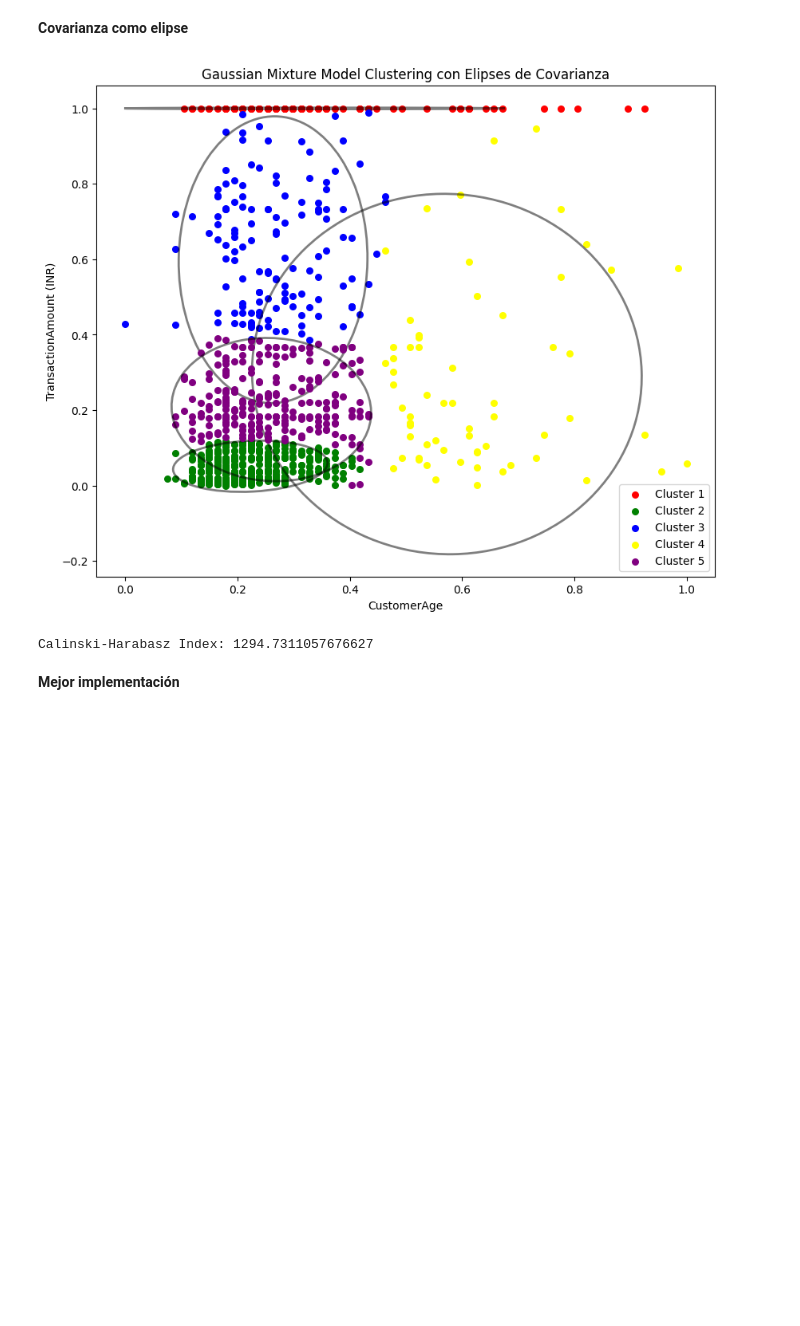
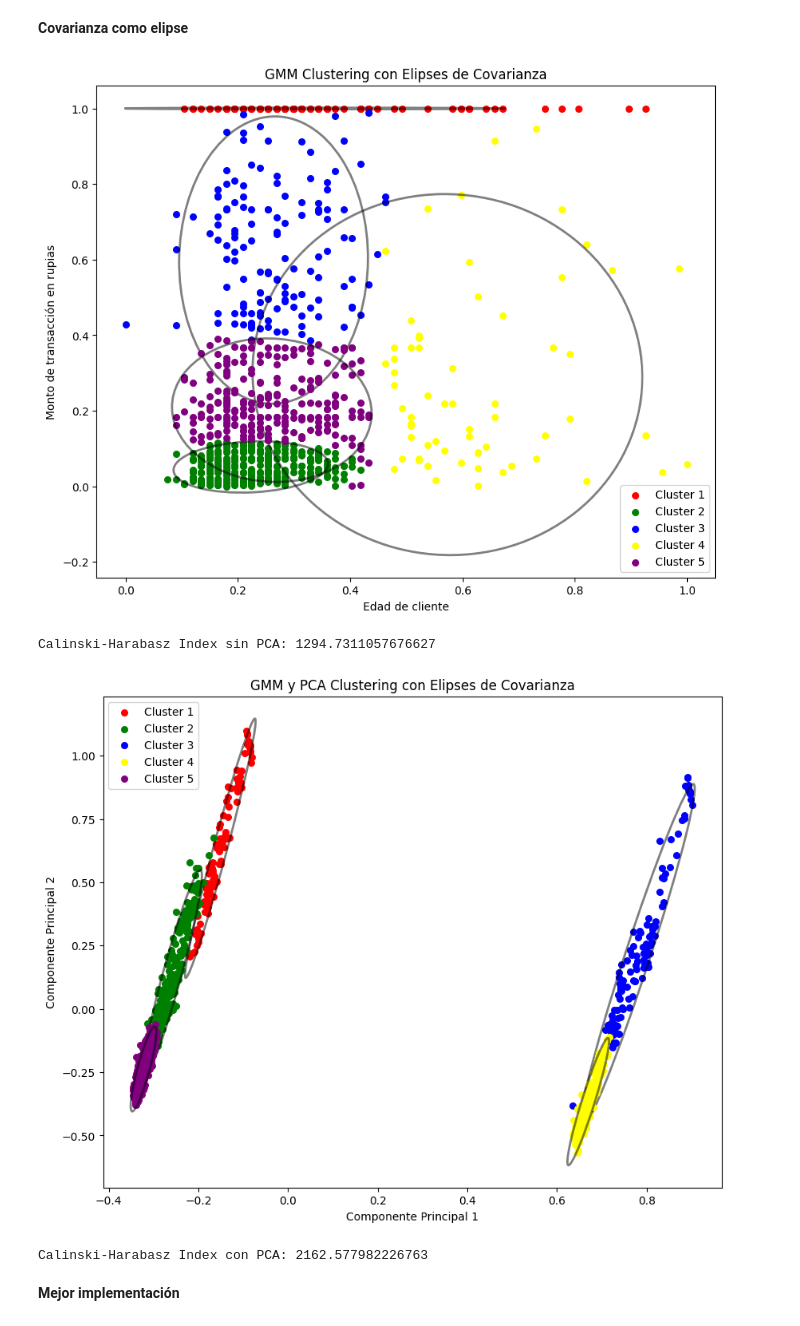
Before and after one commit to mariaRam2003/Laboratorio4_IA, a Jupyter notebook: Task 2.2 - GMM.ipynb, the cells around one changed output. Drawn from its saved outputs; the diff is of its cells as text; code cells hidden in the pictures; blank space fills up the shorter version.

```diff
--- a/Task 2.2 - GMM.ipynb
+++ b/Task 2.2 - GMM.ipynb
@@ -451,9 +484,14 @@ Referencia: B., Whitfield. (2023). A Step-by-Step Explanation of Principal Compo
 # %% [markdown]
 **Entrenamiento del modelo**
 # %%
+# --------------- Sin PCA -----------------
 # Inicialización y ajuste del modelo GMM
 gmm = GMM(k=5, max_iter=1000, tol=1e-5, random_state=42)
 gmm.fit(data)
+
+# --------------- Con PCA -----------------
+gmm_pca = GMM(k=5, max_iter=1000, tol=1e-5, random_state=42)
+gmm_pca.fit(data_pca)
 # %% [markdown]
 **Gráfico de los Clusters**
 # %%
@@ -485,12 +547,12 @@ plt.show()
 # %%
 from sklearn.metrics import calinski_harabasz_score
 
-# Ajustar el modelo GMM (esto es un ejemplo, ajusta los parámetros según sea necesario)
-gmm = GaussianMixture(n_components=3, random_state=42)
-gmm.fit(data)
-cluster_labels = gmm.predict(data)
-
+# --------------------------- Sin PCA ---------------------------
 # Calcular Calinski-Harabasz Index
 calinski_harabasz = calinski_harabasz_score(data, cluster_labels)
-print(f"Calinski-Harabasz Index: {calinski_harabasz}")
+print(f"Calinski-Harabasz Index sin PCA: {calinski_harabasz}")
+
+# --------------------------- Con PCA ---------------------------
+calinski_harabasz = calinski_harabasz_score(data_pca, cluster_labels_pca)
+print(f"Calinski-Harabasz Index con PCA: {calinski_harabasz}")
 # %% [output]
@@ -534,44 +597,79 @@ def plot_cov_ellipse(cov, pos, nstd=2, ax=None, **kwargs):
     ellipse = Ellipse(xy=pos, width=width, height=height, angle=theta, **kwargs)
     ax.add_patch(ellipse)
 # %%
+# --------------------------- Sin PCA ---------------------------
 gmm = GaussianMixture(n_components=5, covariance_type='full', random_state=42)
 gmm.fit(data)
 labels = gmm.predict(data)
 cluster_labels = gmm.predict(data)
 
 # Crear una figura para la visualización
 fig, ax = plt.subplots(figsize=(10, 8))
 
 
 # Asignar colores a cada cluster
 colors = np.array(['red', 'green', 'blue', 'yellow', 'purple'])
 
 # Graficar los datos, coloreando por etiqueta de cluster
 for i, (mean, covar) in enumerate(zip(gmm.means_, gmm.covariances_)):
     # Filtrar datos por etiqueta de cluster para el color
     data_cluster_i = data[cluster_labels == i]
     ax.scatter(data_cluster_i[:, 0], data_cluster_i[:, 1], c=colors[i], s=30, label=f'Cluster {i+1}')
 
     # Dibujar la elipse de covarianza
     plot_cov_ellipse(covar, mean, nstd=2, ax=ax, edgecolor='black', linewidth=2, facecolor='none', alpha=0.5)
 
-
-
 # Etiquetar los ejes
 ax.set_xlabel('Edad de cliente')
 ax.set_ylabel('Monto de transacción en rupias')
 ax.set_title('GMM Clustering con Elipses de Covarianza')
 ax.legend()
 
 plt.show()
 
+# Calcular Calinski-Harabasz Index
+calinski_harabasz = calinski_harabasz_score(data, cluster_labels)
+print(f"Calinski-Harabasz Index sin PCA: {calinski_harabasz}")
+
+
+# --------------------------- Con PCA ---------------------------
+gmm_pca = GaussianMixture(n_components=5, covariance_type='full', random_state=42)
+gmm_pca.fit(data_pca)
+labels = gmm_pca.predict(data_pca)
+cluster_labels_pca = gmm_pca.predict(data_pca)
+
+# Crear una figura para la visualización
+fig, ax = plt.subplots(figsize=(10, 8))
+
+# Asignar colores a cada cluster
+colors = np.array(['red', 'green', 'blue', 'yellow', 'purple'])
+
+# Graficar los datos, coloreando por etiqueta de cluster
+for i, (mean, covar) in enumerate(zip(gmm_pca.means_, gmm_pca.covariances_)):
+    # Filtrar datos por etiqueta de cluster para el color
+    data_cluster_i = data_pca[cluster_labels_pca == i]
+    ax.scatter(data_cluster_i[:, 0], data_cluster_i[:, 1], c=colors[i], s=30, label=f'Cluster {i+1}')
+
+    # Dibujar la elipse de covarianza
+    plot_cov_ellipse(covar, mean, nstd=2, ax=ax, edgecolor='black', linewidth=2, facecolor='none', alpha=0.5)
+
+
+# Etiquetar los ejes
+ax.set_xlabel('Componente Principal 1')
+ax.set_ylabel('Componente Principal 2')
+ax.set_title('GMM y PCA Clustering con Elipses de Covarianza')
+ax.legend()
+
+plt.show()
 
 # Calcular Calinski-Harabasz Index
-calinski_harabasz = calinski_harabasz_score(data, cluster_labels)
-print(f"Calinski-Harabasz Index: {calinski_harabasz}")
+calinski_harabasz = calinski_harabasz_score(data_pca, cluster_labels_pca)
+print(f"Calinski-Harabasz Index con PCA: {calinski_harabasz}")
 # %% [output]
-[figure, old version]
+[figure, new version]
-Calinski-Harabasz Index: 1294.7311057676627
+Calinski-Harabasz Index sin PCA: 1294.7311057676627
+[figure, added]
+Calinski-Harabasz Index con PCA: 2162.577982226763
 # %% [markdown]
 **Mejor implementación**
 # %% [markdown]
```
Also changed, not shown: parts of 18 cells of this notebook.
